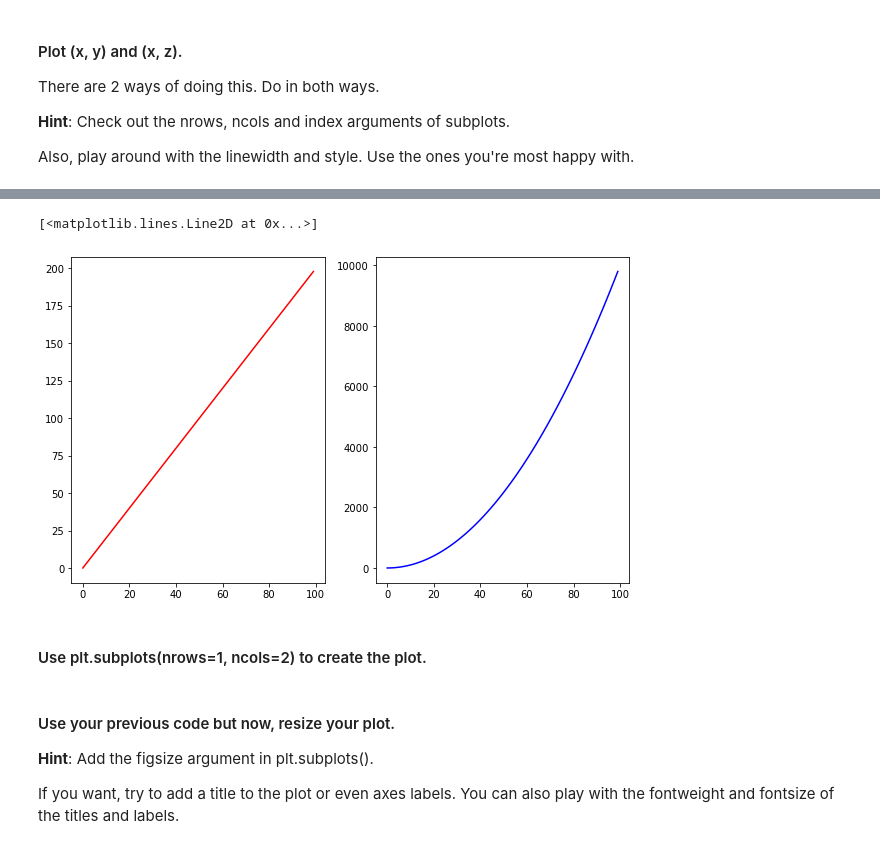
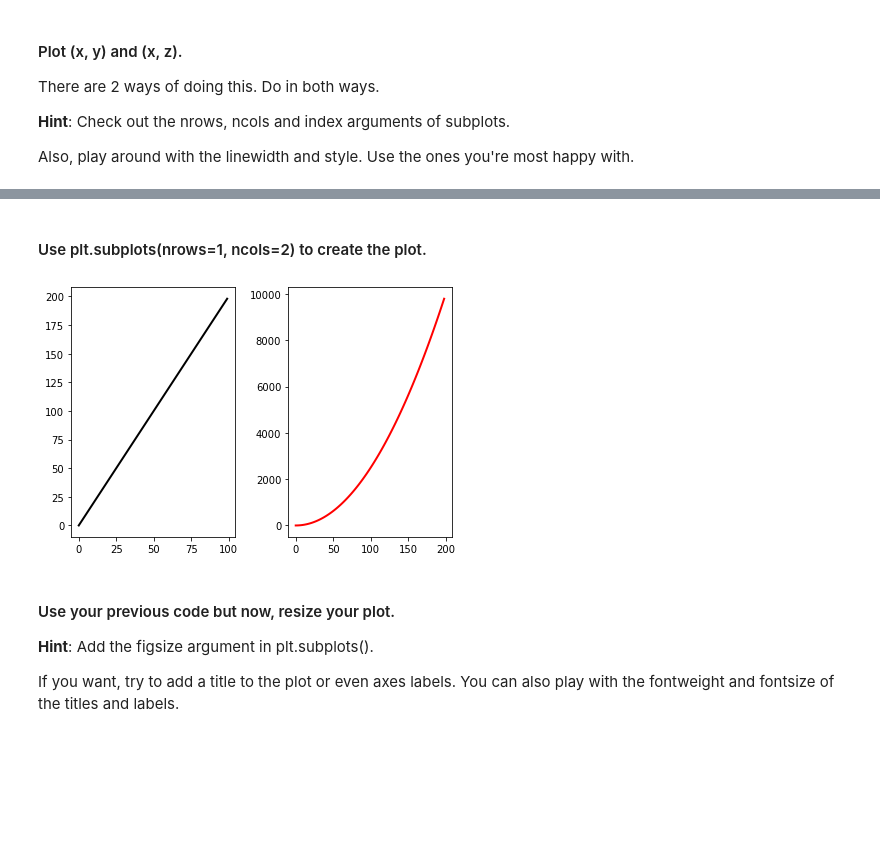
Before and after one commit to napoleonthevitzla/dataptmad1121_labs, a Jupyter notebook: module-2/matplotlib-seaborn/your-code/main.ipynb, the cells around one changed output, grey strips where cells are left out. Cells and saved outputs as stored; diff of their text form; code cells hidden in the pictures; blank space fills up the shorter version.

```diff
--- a/module-2/matplotlib-seaborn/your-code/main.ipynb
+++ b/module-2/matplotlib-seaborn/your-code/main.ipynb
@@ -40,19 +40,19 @@ plot_b = plt.plot(x, z)
-# %%
-# Method 2
-
-plot_2 = fig, ax = plt.subplots(nrows=1, ncols=2, figsize=(10,6))
-ax[0].plot(x, y, color = 'red')
-ax[1].plot(x, z, color = 'blue')
-# %% [output]
-[<matplotlib.lines.Line2D at 0x...>]
-[figure, removed]
 # %% [markdown]
 #### Use plt.subplots(nrows=1, ncols=2) to create the plot.
 # %%
 # Method 2
-plot_2 = fig, ax = plt.subplots(nrows=1, ncols=2, figsize=(10,6))
-ax[0].plot(x, y, color = 'red')
-ax[1].plot(x, z, color = 'blue')
+#plot_2 = fig, ax = plt.subplots(nrows=1, ncols=2, figsize=(10,6))
+#ax[0].plot(x, y, color = 'k')
+#ax[1].plot(x, z, color = 'red')
+
+
+# Method 2
+fig, (ax1, ax2) = plt.subplots(1, 2)
+ax1.plot(x, y, color= 'k', lw= 2)
+ax2.plot(y, z, color= 'red', lw= 2)
+fig.tight_layout()
+# %% [output]
+[figure, added]
 # %% [markdown]
 #### Use your previous code but now, resize your plot.
 **Hint**: Add the figsize argument in plt.subplots().
```
Also changed, not shown: parts of 9 cells of this notebook, 2 other files.
